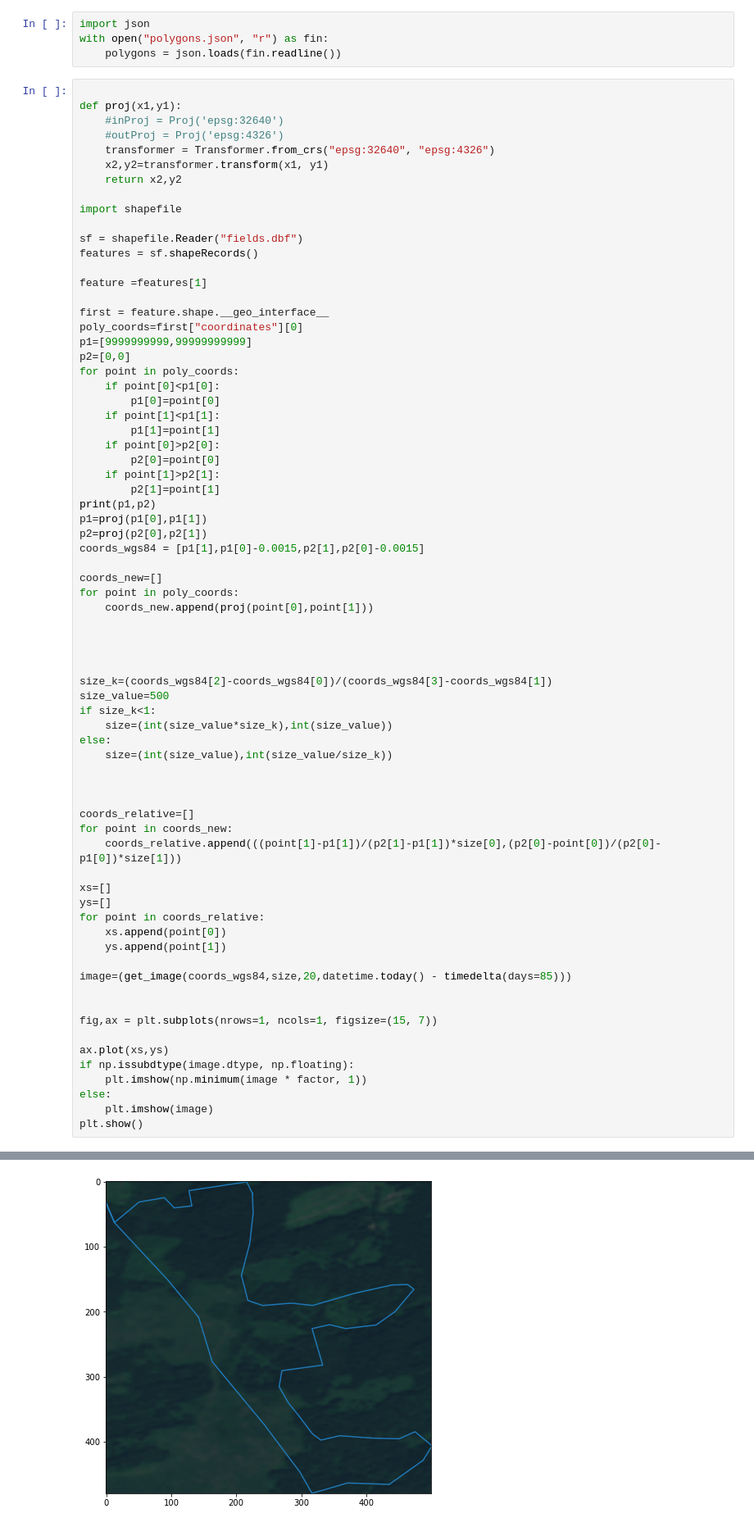
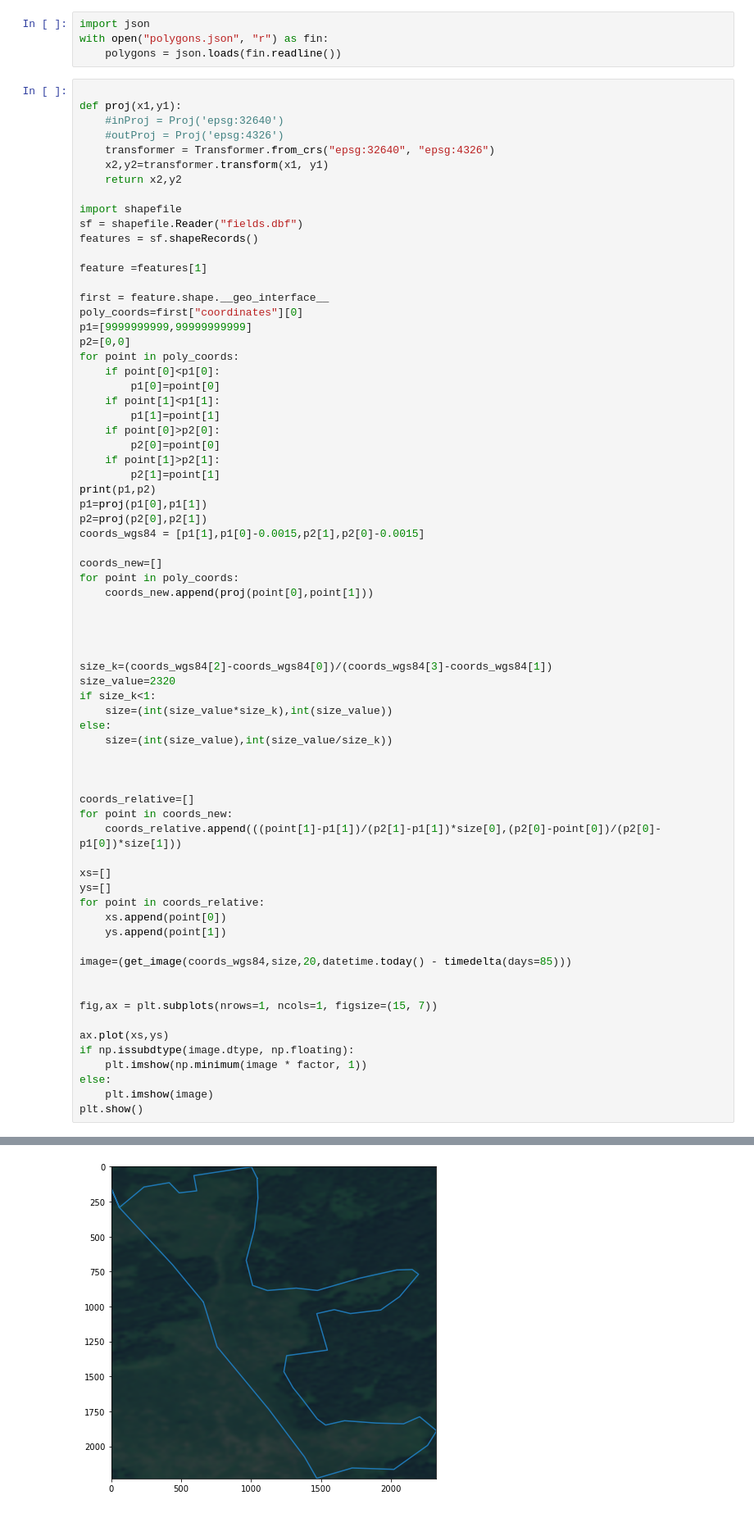
Before and after one commit to sasha00123/FaNopOch, a Jupyter notebook: FieldsCV.ipynb, the cells around one changed output, grey strips where cells are left out. Shown at 82% size. Drawn from its saved outputs; the diff is of its cells as text.

```diff
--- a/FieldsCV.ipynb
+++ b/FieldsCV.ipynb
@@ -84,7 +84,6 @@ def proj(x1,y1):
     return x2,y2
 
 import shapefile
-
 sf = shapefile.Reader("fields.dbf")
 features = sf.shapeRecords()
 
@@ -116,38 +115,38 @@ for point in poly_coords:
 
 
 size_k=(coords_wgs84[2]-coords_wgs84[0])/(coords_wgs84[3]-coords_wgs84[1])
-size_value=500
+size_value=2320
 if size_k<1:
     size=(int(size_value*size_k),int(size_value))
 else:
     size=(int(size_value),int(size_value/size_k))
 
 
 
 coords_relative=[]
 for point in coords_new:
     coords_relative.append(((point[1]-p1[1])/(p2[1]-p1[1])*size[0],(p2[0]-point[0])/(p2[0]-p1[0])*size[1]))
 
 xs=[]
 ys=[]
 for point in coords_relative:
     xs.append(point[0])
     ys.append(point[1])
 
 image=(get_image(coords_wgs84,size,20,datetime.today() - timedelta(days=85)))
 
 
 fig,ax = plt.subplots(nrows=1, ncols=1, figsize=(15, 7))
 
 ax.plot(xs,ys)
 if np.issubdtype(image.dtype, np.floating):
     plt.imshow(np.minimum(image * factor, 1))
 else:
     plt.imshow(image)
 plt.show()
 # %% [output]
 [490491.28170000017, 6220139.663699999] [491455.7536000004, 6221792.3006]
-[figure, old version]
+[figure, new version]
 # %%
 import cv2
 mask = np.zeros((size[1], size[0]), dtype=np.uint8)
```
Also changed, not shown: parts of 3 cells of this notebook.
